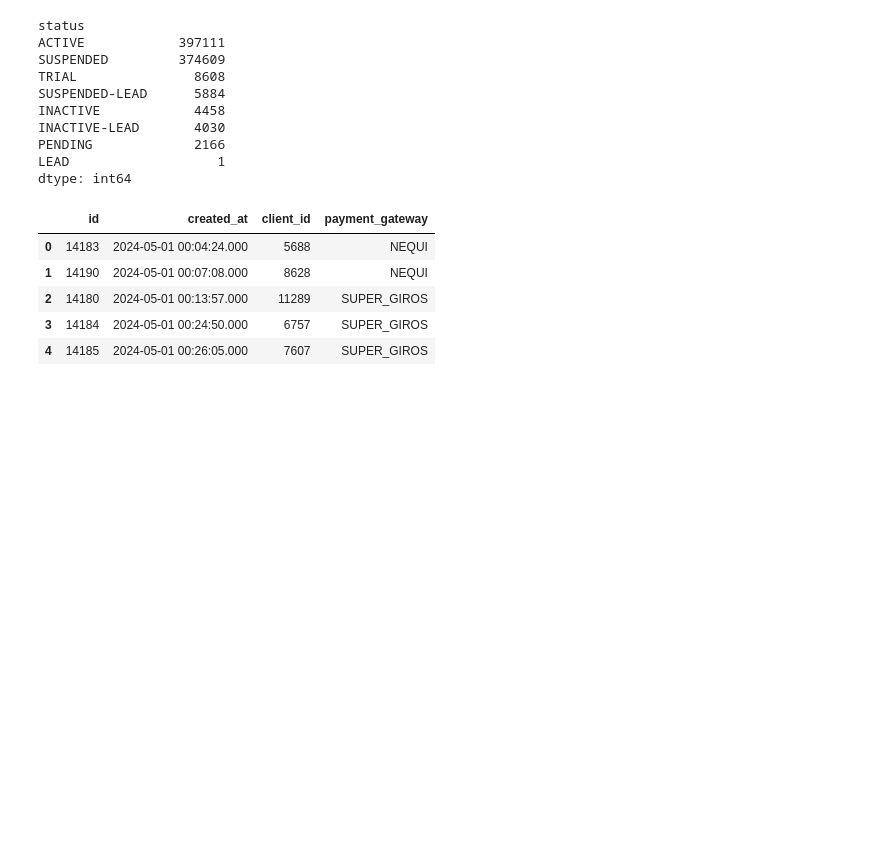
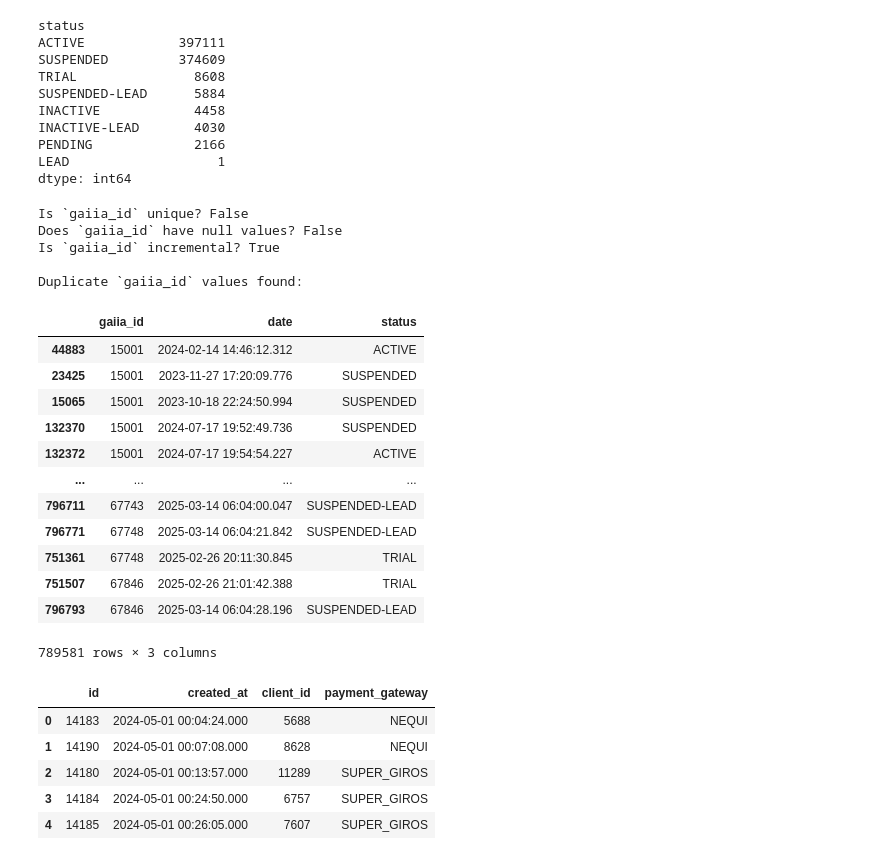
Before and after one commit to mcabas/job_search_tests, a Jupyter notebook: Fibrazo/EDA_fibrazo.ipynb, the cells around one changed output. Saved outputs shown, nothing was run; the diff lists cells and outputs as text; code cells hidden in the pictures; blank space fills up the shorter version.

```diff
--- a/Fibrazo/EDA_fibrazo.ipynb
+++ b/Fibrazo/EDA_fibrazo.ipynb
@@ -179,6 +217,49 @@ INACTIVE-LEAD       4030
 PENDING             2166
 LEAD                   1
 dtype: int64
+# %%
+## Is gaiia_id a primary key?
+
+df_client_journey = df_client_journey.sort_values(by="gaiia_id", ascending=True)
+
+# Check 1: Uniqueness of `gaiia_id`
+is_unique = df_client_journey["gaiia_id"].is_unique
+print(f"Is `gaiia_id` unique? {is_unique}")
+
+# Check 2: Non-Null Values in `gaiia_id`
+has_nulls = df_client_journey["gaiia_id"].isnull().any()
+print(f"Does `gaiia_id` have null values? {has_nulls}")
+
+# Check 3: Incremental Values in `gaiia_id`
+is_incremental = df_client_journey["gaiia_id"].is_monotonic_increasing
+print(f"Is `gaiia_id` incremental? {is_incremental}")
+
+# Check for Duplicates in `gaiia_id`
+duplicates = df_client_journey[df_client_journey.duplicated("gaiia_id", keep=False)]
+if not duplicates.empty:
+    print("\nDuplicate `gaiia_id` values found:")
+    display(duplicates)
+else:
+    print("\nNo duplicate `gaiia_id` values found.")
+# %% [output]
+Is `gaiia_id` unique? False
+Does `gaiia_id` have null values? False
+Is `gaiia_id` incremental? True
+
+Duplicate `gaiia_id` values found:
+|  | gaiia_id | date | status |
+| 44883 | 15001 | 2024-02-14 14:46:12.312 | ACTIVE |
+| 23425 | 15001 | 2023-11-27 17:20:09.776 | SUSPENDED |
+| 15065 | 15001 | 2023-10-18 22:24:50.994 | SUSPENDED |
+| 132370 | 15001 | 2024-07-17 19:52:49.736 | SUSPENDED |
+| 132372 | 15001 | 2024-07-17 19:54:54.227 | ACTIVE |
+| ... | ... | ... | ... |
+| 796711 | 67743 | 2025-03-14 06:04:00.047 | SUSPENDED-LEAD |
+| 796771 | 67748 | 2025-03-14 06:04:21.842 | SUSPENDED-LEAD |
+| 751361 | 67748 | 2025-02-26 20:11:30.845 | TRIAL |
+| 751507 | 67846 | 2025-02-26 21:01:42.388 | TRIAL |
+| 796793 | 67846 | 2025-03-14 06:04:28.196 | SUSPENDED-LEAD |
+789581 rows × 3 columns
 # %%
 display(
     df_invoices.head(5)
```
Also changed, not shown: parts of 29 cells of this notebook.
